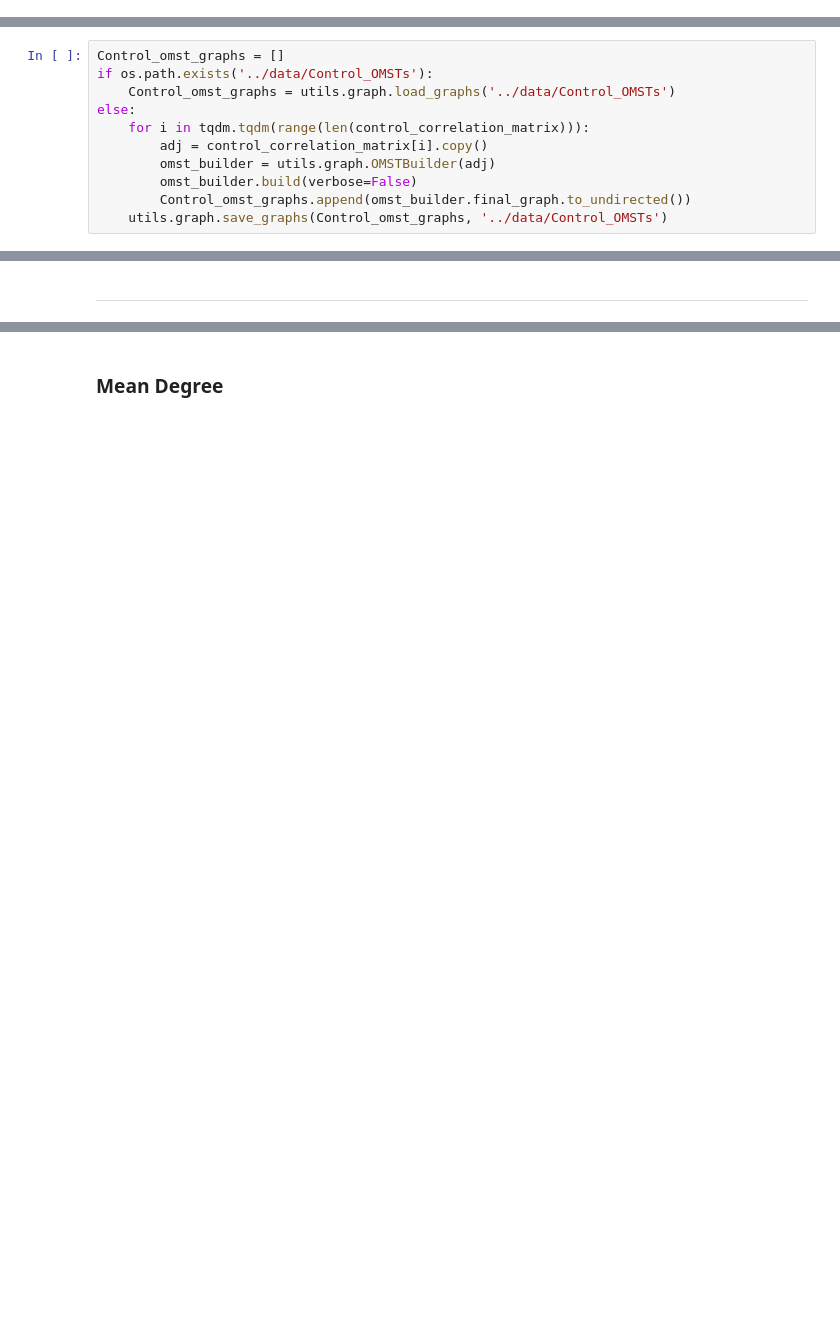
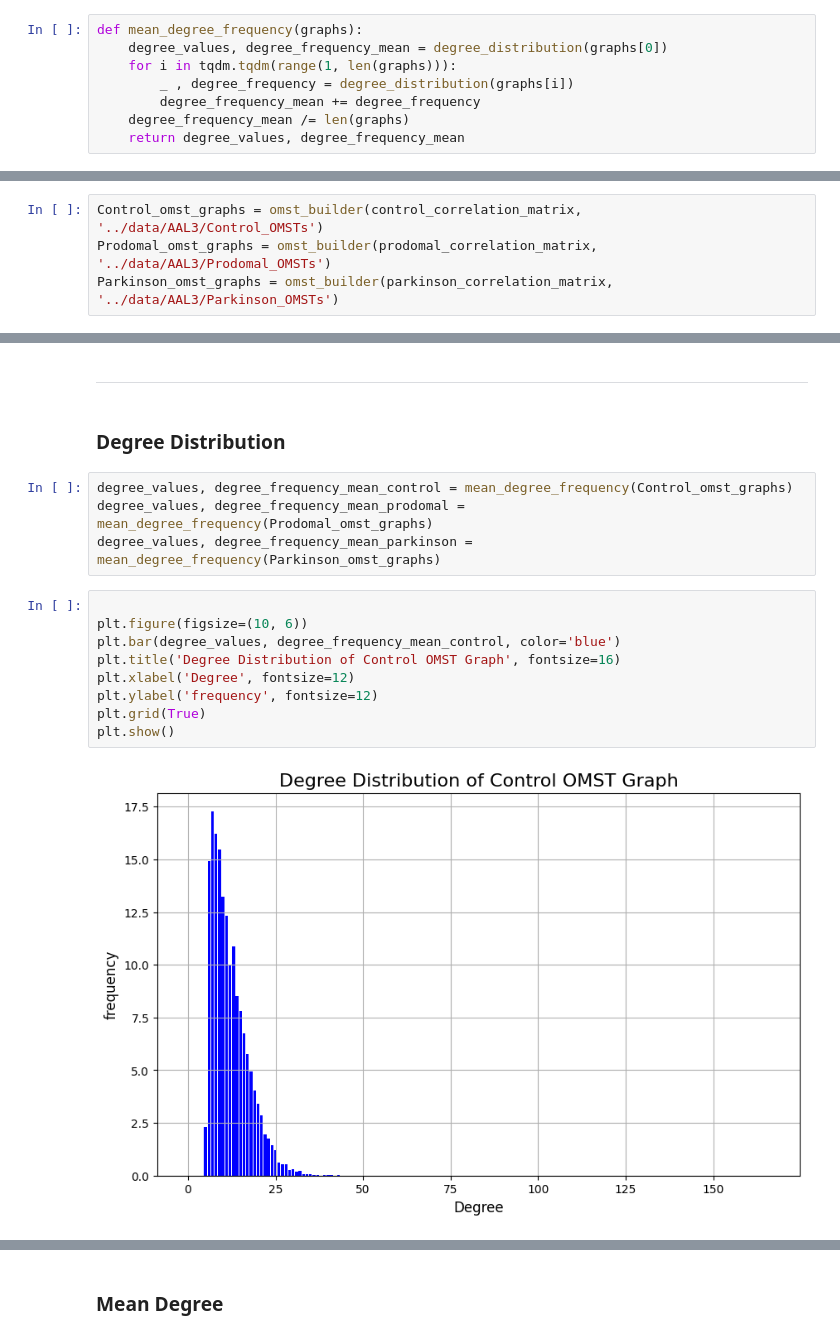
Before and after one commit to TheoRiffel/Parkinson-Diagnosis, a Jupyter notebook: notebooks/connectivity_analysis.ipynb, the cells around one changed output, grey strips where cells are left out. Drawn from its saved outputs; the diff is of its cells as text; blank space fills up the shorter version.

```diff
--- a/notebooks/connectivity_analysis.ipynb
+++ b/notebooks/connectivity_analysis.ipynb
@@ -99,0 +113,8 @@ unique_classes = np.unique(y)
+# %%
+def mean_degree_frequency(graphs):
+    degree_values, degree_frequency_mean = degree_distribution(graphs[0])
+    for i in tqdm.tqdm(range(1, len(graphs))):
+        _ , degree_frequency = degree_distribution(graphs[i])
+        degree_frequency_mean += degree_frequency
+    degree_frequency_mean /= len(graphs)
+    return degree_values, degree_frequency_mean
@@ -104,12 +185,5 @@ unique_classes = np.unique(y)
 # %%
-Control_omst_graphs = []
-if os.path.exists('../data/Control_OMSTs'):
-    Control_omst_graphs = utils.graph.load_graphs('../data/Control_OMSTs')
-else:
-    for i in tqdm.tqdm(range(len(control_correlation_matrix))):
-        adj = control_correlation_matrix[i].copy()
-        omst_builder = utils.graph.OMSTBuilder(adj)
-        omst_builder.build(verbose=False)
-        Control_omst_graphs.append(omst_builder.final_graph.to_undirected())
-    utils.graph.save_graphs(Control_omst_graphs, '../data/Control_OMSTs')
+Control_omst_graphs = omst_builder(control_correlation_matrix, '../data/AAL3/Control_OMSTs')
+Prodomal_omst_graphs = omst_builder(prodomal_correlation_matrix, '../data/AAL3/Prodomal_OMSTs')
+Parkinson_omst_graphs = omst_builder(parkinson_correlation_matrix, '../data/AAL3/Parkinson_OMSTs')
 # %% [output]
@@ -145,2 +195,19 @@ all_graphs = Control_omst_graphs + Prodomal_omst_graphs + Parkinson_omst_graphs
 # %% [markdown]
 -----
+# %% [markdown]
+### Degree Distribution
+# %%
+degree_values, degree_frequency_mean_control = mean_degree_frequency(Control_omst_graphs)
+degree_values, degree_frequency_mean_prodomal = mean_degree_frequency(Prodomal_omst_graphs)
+degree_values, degree_frequency_mean_parkinson = mean_degree_frequency(Parkinson_omst_graphs)
+# %%
+
+plt.figure(figsize=(10, 6))
+plt.bar(degree_values, degree_frequency_mean_control, color='blue')
+plt.title('Degree Distribution of Control OMST Graph', fontsize=16)
+plt.xlabel('Degree', fontsize=12)
+plt.ylabel('frequency', fontsize=12)
+plt.grid(True)
+plt.show()
+# %% [output]
+[figure, added]
```
Also changed, not shown: parts of 127 cells of this notebook, 3 other files.
